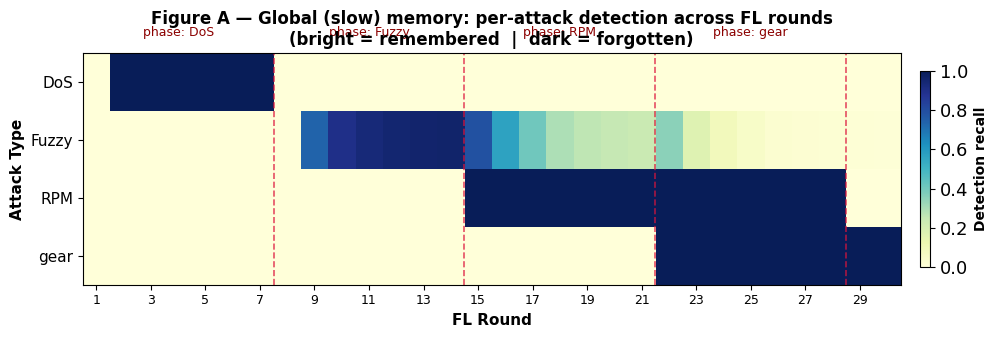
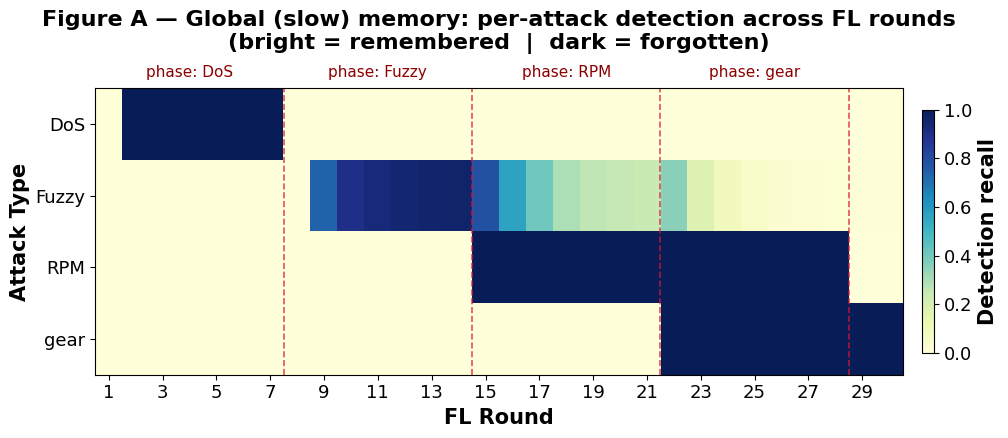
Code edit (unified diff) that turned the first committed figure into the second:
--- before
+++ after
@@ -2,20 +2,21 @@
 mat = np.array([slow[slow['round']>=1][f'recall_{atk}'].values for atk in ATTACK_TYPES])
 
-fig, ax = plt.subplots(figsize=(11, 3.6))
+fig, ax = plt.subplots(figsize=(11, 4.6))
 im = ax.imshow(mat, aspect='auto', cmap='YlGnBu', vmin=0, vmax=1, interpolation='nearest')
-ax.set_yticks(range(len(ATTACK_TYPES))); ax.set_yticklabels(ATTACK_TYPES, fontsize=11)
-ax.set_xticks(range(0, N_ROUNDS, 2)); ax.set_xticklabels(range(1, N_ROUNDS+1, 2), fontsize=9)
-ax.set_xlabel('FL Round', fontsize=11); ax.set_ylabel('Attack Type', fontsize=11)
+ax.set_yticks(range(len(ATTACK_TYPES))); ax.set_yticklabels(ATTACK_TYPES)
+ax.set_xticks(range(0, N_ROUNDS, 2)); ax.set_xticklabels(range(1, N_ROUNDS+1, 2))
+ax.set_xlabel('FL Round'); ax.set_ylabel('Attack Type')
 ax.set_title('Figure A — Global (slow) memory: per-attack detection across FL rounds\n'
-             '(bright = remembered  |  dark = forgotten)', fontsize=12)
+             '(bright = remembered  |  dark = forgotten)', pad=28)
 
 # Phase boundaries + labels above the plot
 for p in range(len(ATTACK_TYPES)):
-    ax.axvline(x=(p+1)*ROUNDS_PER_PHASE - 0.5, color='crimson', linestyle='--', linewidth=1.2, alpha=0.75)
-    ax.text((p+0.5)*ROUNDS_PER_PHASE - 0.5, -0.8,
-            f'phase: {ATTACK_TYPES[p]}', ha='center', fontsize=9, color='darkred')
+    ax.axvline(x=(p+1)*ROUNDS_PER_PHASE - 0.5, color='crimson', linestyle='--',
+               linewidth=1.2, alpha=0.75)
+    ax.text((p+0.5)*ROUNDS_PER_PHASE - 0.5, -0.65,
+            f'phase: {ATTACK_TYPES[p]}', ha='center', fontsize=11, color='darkred')
 
 cbar = plt.colorbar(im, ax=ax, shrink=0.85, pad=0.02)
-cbar.set_label('Detection recall', fontsize=10)
+cbar.set_label('Detection recall')
 plt.tight_layout()
 out = FIG_DIR / 'fig_A_remember_forget_heatmap.png'

Commit: Fix Fig 1 title overlapping phase labels